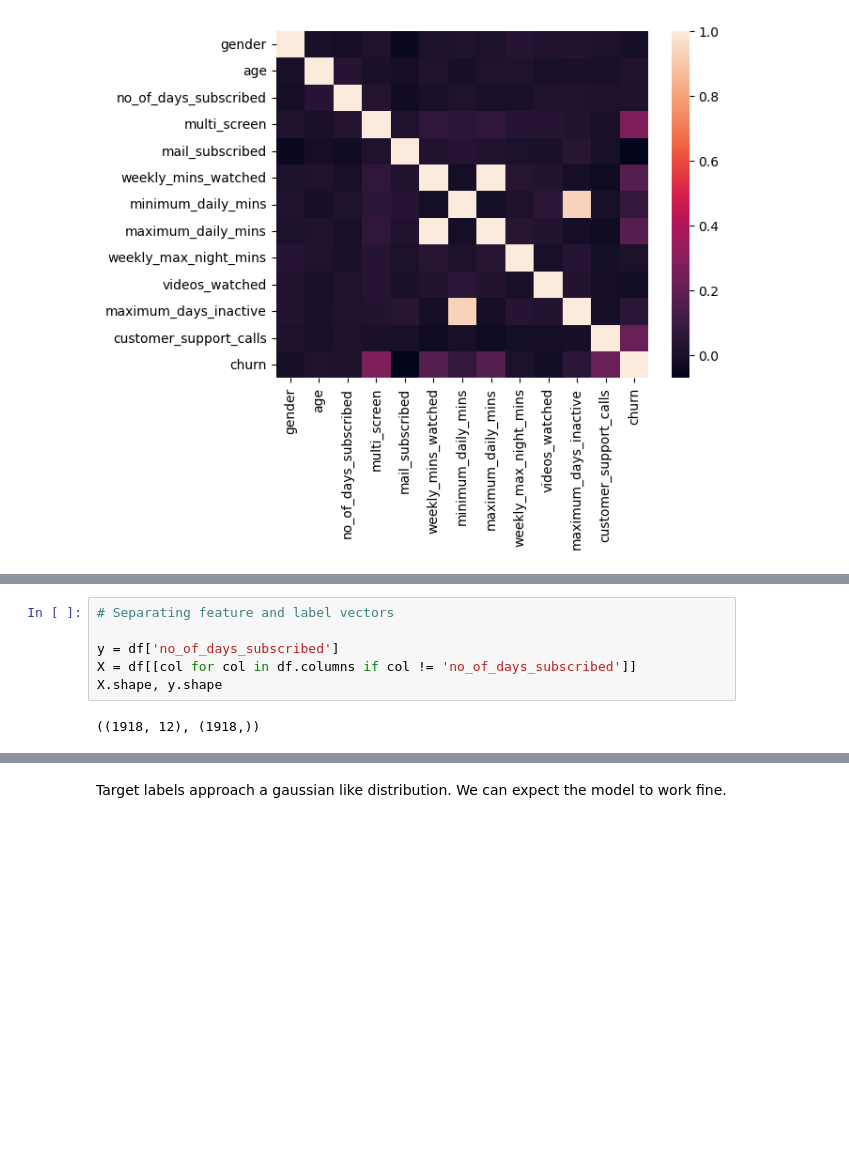
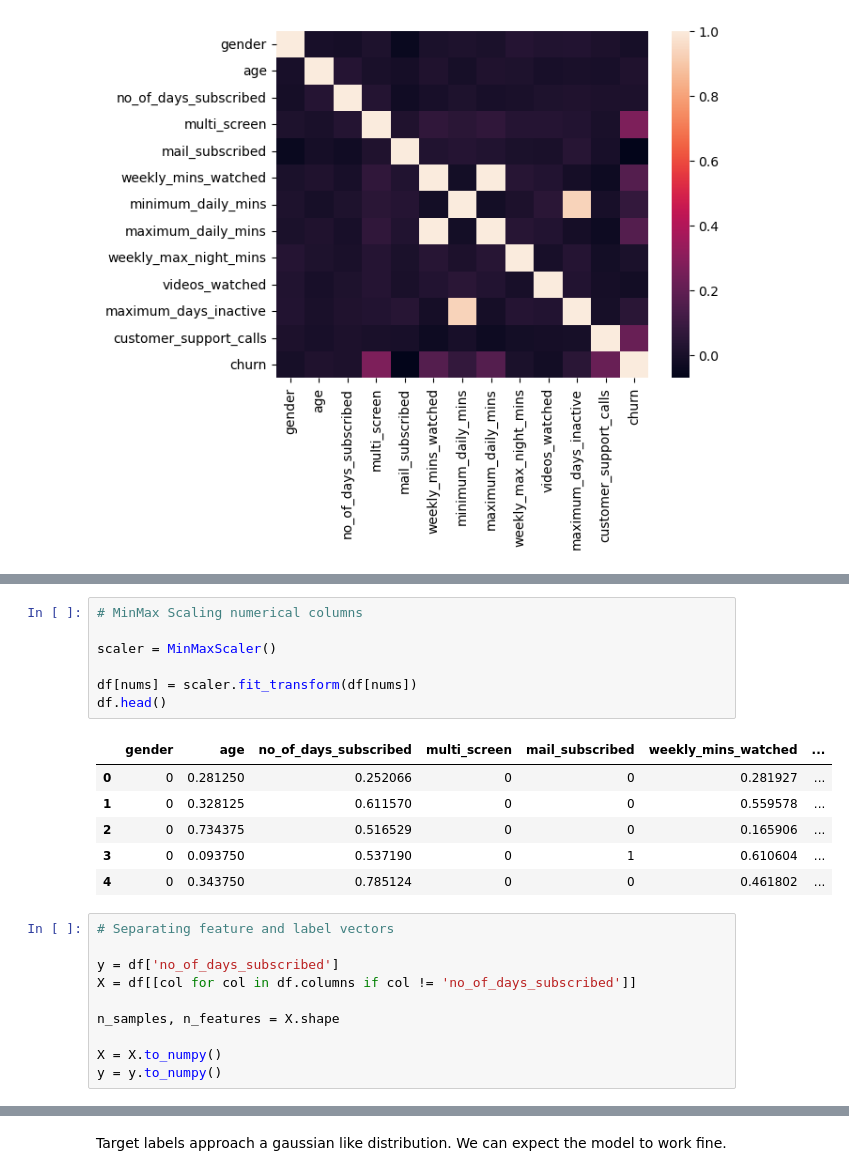
Before and after one commit to arunachal1/Kaggle-Projects, a Jupyter notebook: customer-churn-linear-regression-using-pytorch.ipynb, the cells around one changed output, grey strips where cells are left out. Drawn from its saved outputs; the diff is of its cells as text; blank space fills up the shorter version.

```diff
--- a/customer-churn-linear-regression-using-pytorch.ipynb
+++ b/customer-churn-linear-regression-using-pytorch.ipynb
@@ -110,8 +101,24 @@ With 'no_of_days_subscribed', all other features appear very weakly correlated.
+# %%
+# MinMax Scaling numerical columns
+
+scaler = MinMaxScaler()
+
+df[nums] = scaler.fit_transform(df[nums])
+df.head()
+# %% [output]
+|  | gender | age | no_of_days_subscribed | multi_screen | mail_subscribed | weekly_mins_watched | ... |
+| 0 | 0 | 0.281250 | 0.252066 | 0 | 0 | 0.281927 | ... |
+| 1 | 0 | 0.328125 | 0.611570 | 0 | 0 | 0.559578 | ... |
+| 2 | 0 | 0.734375 | 0.516529 | 0 | 0 | 0.165906 | ... |
+| 3 | 0 | 0.093750 | 0.537190 | 0 | 1 | 0.610604 | ... |
+| 4 | 0 | 0.343750 | 0.785124 | 0 | 0 | 0.461802 | ... |
 # %%
 # Separating feature and label vectors
 
 y = df['no_of_days_subscribed']
 X = df[[col for col in df.columns if col != 'no_of_days_subscribed']]
-X.shape, y.shape
+
+n_samples, n_features = X.shape
+
+X = X.to_numpy()
+y = y.to_numpy()
-# %% [output]
-((1918, 12), (1918,))
```
Also changed, not shown: parts of 66 cells of this notebook.
